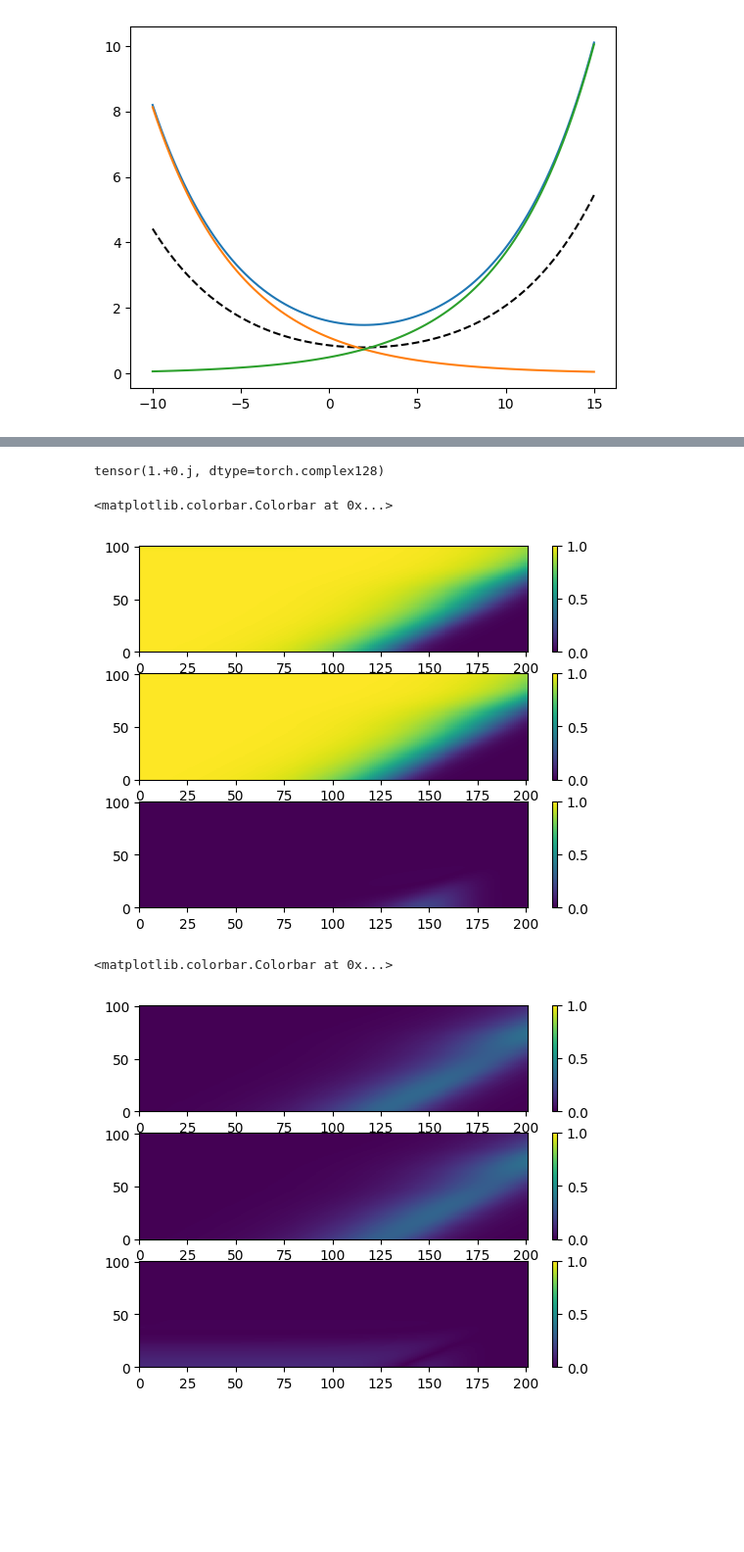
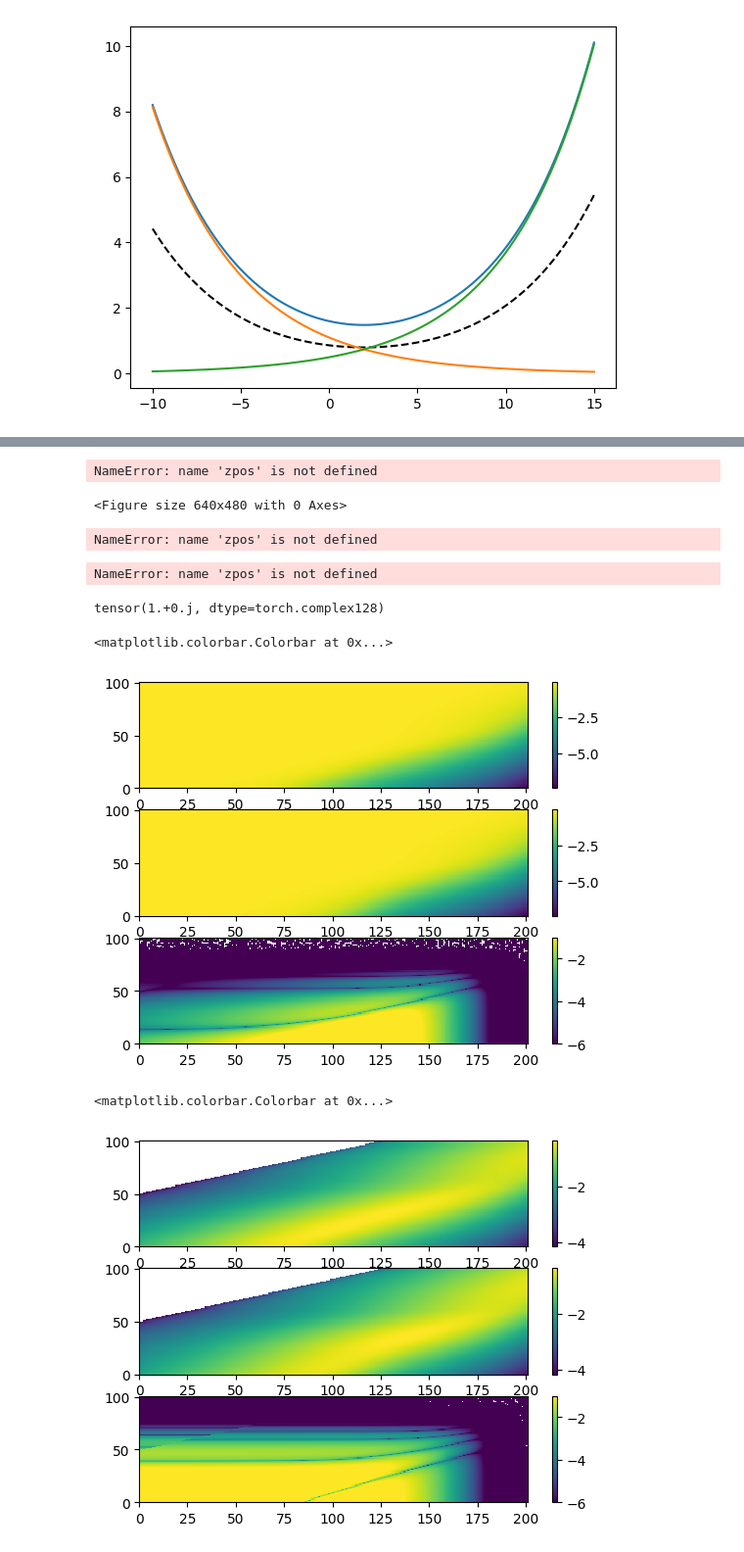
Before and after one commit to hydrogeophysicsgroup/anemone, a Jupyter notebook: prototyping/solve_for_field_coefficients.ipynb, the cells around one changed output, grey strips where cells are left out. Shown at 98% size. Drawn from its saved outputs; the diff is of its cells as text; code cells hidden in the pictures; blank space fills up the shorter version.

Commit message:
work in progress / see solve for field coefficients, that is working for some range of omega+lambdas

```diff
--- a/prototyping/solve_for_field_coefficients.ipynb
+++ b/prototyping/solve_for_field_coefficients.ipynb
@@ -5,7 +5,7 @@ import torch
 import matplotlib.pyplot as plt
 
 
-lp = Loop.fig8(25)
+lp = Loop.square(25)
 freqs = torch.tensor([2000], dtype=torch.double)
 
 rho = 40
@@ -13,7 +13,7 @@ sigma = 1/torch.tensor([rho,2*rho])
 thick = torch.tensor([10])
 
 
-zvals = [0, 10, 20, 30, 40, 50]
+zvals = torch.logspace(-1, 1.5, 6)
 fig,ax = plt.subplots(len(zvals),1,figsize=(5,20))
 
 for i,z in enumerate(zvals):
@@ -161,6 +108,9 @@ import numpy as np
 # %%
 def transverse_electric_field_coefficients(sigma, thickness, omega, wave_length, mu=c.mu0, epsilon=c.epsilon0):
     """ for computing the field components at depth
+        the size of the matrix can and should be reduced by 2.
+        There are 2*n_layers of equations, but parameters in the first and last layers are known and can therefore be simplified.
+
     """
     if isinstance(mu, float):
         mu = torch.ones_like(sigma, dtype=torch.complex128, device=sigma.device)*mu
@@ -175,7 +125,6 @@ def transverse_electric_field_coefficients(sigma, thickness, omega, wave_length,
 
     k2 = calc_wavenumber(sigma, omega, mu=mu, epsilon=epsilon, sqrt=False)
 
-    # this is u_n (misnamed temporarily, will divide by zn soon.)
     u_n = torch.sqrt(lambda2 - k2)
     euh_p = torch.exp(u_n[:-1]*thickness)
     euh_m = 1./euh_p
@@ -201,28 +150,26 @@ def transverse_electric_field_coefficients(sigma, thickness, omega, wave_length,
     Amat[..., -2,-1] = 1.
     Amat[..., -1, 0] = 1.
 
-    Bmat[-1] = 1.
-
-
+    Bmat[-1] = 1
 
     AB = torch.linalg.solve(Amat, Bmat)
-    print(AB.shape)
-    # AB /= AB[..., 0]
-    return AB[..., ::2], AB[..., 1::2]#, u_n
+    return AB[..., ::2], AB[..., 1::2]
 # %%
-sigma = 10**np.random.uniform(-3, 0, 5)
+sigma = 10**np.random.uniform(-2, 0, 5)
 sigma = torch.from_numpy(sigma).to(torch.float64)
-thick = torch.logspace(0, 1.5, len(sigma))[1:]
+thick = torch.logspace(0.5, 2, len(sigma))[1:]
+thick_z = torch.zeros(len(sigma)+1)
+thick_z[1:-1] = thick
+thick_z[-1] = thick[-1]
 
 # omega = torch.tensor([2000], dtype=torch.float64)
 # lamda = torch.tensor([0.1], dtype=torch.float64)
 
-omega = torch.logspace(2,6, 101, dtype=torch.float64)
+omega = torch.logspace(1,6, 101, dtype=torch.float64)
 lamda = torch.logspace(-5,-1, 201, dtype=torch.float64)
 
 sigma = sigma[:, None, None].to(torch.complex128)
 thick = thick[:, None, None].to(torch.complex128)
+# thick_z = thick_z[:,None, None].to(torch.complex128)
 omega = omega[None, :, None].to(torch.complex128)
 lamda = lamda[None, None, :].to(torch.complex128)
-
-A,B = transverse_electric_field_coefficients(sigma, thick, omega, lamda)
@@ -237,3 +213,17 @@ zpos = thick[:, None]*zdisc[None,:]
+# %%
+plt.figure()
+plt.plot(zpos)
+# %% [output]
+NameError: name 'zpos' is not defined
+<Figure size 640x480 with 0 Axes>
+# %%
+zpos.shape
+# %% [output]
+NameError: name 'zpos' is not defined
+# %%
+zpos.shape
+# %% [output]
+NameError: name 'zpos' is not defined
 # %%
 A.flatten()[0]
 # %% [output]
@@ -243,23 +233,23 @@ rte0 = -rte
 rteN = -B[..., 0]
 # %%
 fig,axs = plt.subplots(3,1)
-pcm = axs[0].pcolor(rteN.real.squeeze(), vmin=0, vmax=1)
+pcm = axs[0].pcolor(np.log10(rteN.real.squeeze()))
 plt.colorbar(pcm, ax=axs[0])
-pcm = axs[1].pcolor(rte0.real.squeeze(), vmin=0, vmax=1)
+pcm = axs[1].pcolor(np.log10(rte0.real.squeeze()))
 plt.colorbar(pcm, ax=axs[1])
-pcm = axs[2].pcolor(np.abs((rteN.real.squeeze()-rte0.real.squeeze())/rte0.real.squeeze()), vmin=0, vmax=1)
+pcm = axs[2].pcolor(np.log10(np.abs((rteN.real.squeeze()-rte0.real.squeeze())/rte0.real.squeeze())), vmin=-6, vmax=-1)
 plt.colorbar(pcm, ax=axs[2])
 # %% [output]
 <matplotlib.colorbar.Colorbar at 0x...>
-[figure, old version]
+[figure, new version]
 # %%
 fig,axs = plt.subplots(3,1)
-pcm = axs[0].pcolor(rteN.imag.squeeze(), vmin=0, vmax=1)
+pcm = axs[0].pcolor(np.log10(rteN.imag.squeeze()))#, vmin=0, vmax=1)
 plt.colorbar(pcm, ax=axs[0])
-pcm = axs[1].pcolor(rte0.imag.squeeze(), vmin=0, vmax=1)
+pcm = axs[1].pcolor(np.log10(rte0.imag.squeeze()))#, vmin=0, vmax=1)
 plt.colorbar(pcm, ax=axs[1])
-pcm = axs[2].pcolor(np.abs((rteN.imag.squeeze()-rte0.imag.squeeze())/rte0.imag.squeeze()), vmin=0, vmax=1)
+pcm = axs[2].pcolor(np.log10(np.abs((rteN.imag.squeeze()-rte0.imag.squeeze())/rte0.imag.squeeze())), vmin=-6, vmax=-1)
 plt.colorbar(pcm, ax=axs[2])
 # %% [output]
 <matplotlib.colorbar.Colorbar at 0x...>
-[figure, old version]
+[figure, new version]
```
Also changed, not shown: parts of 13 cells of this notebook, 8 other files.
